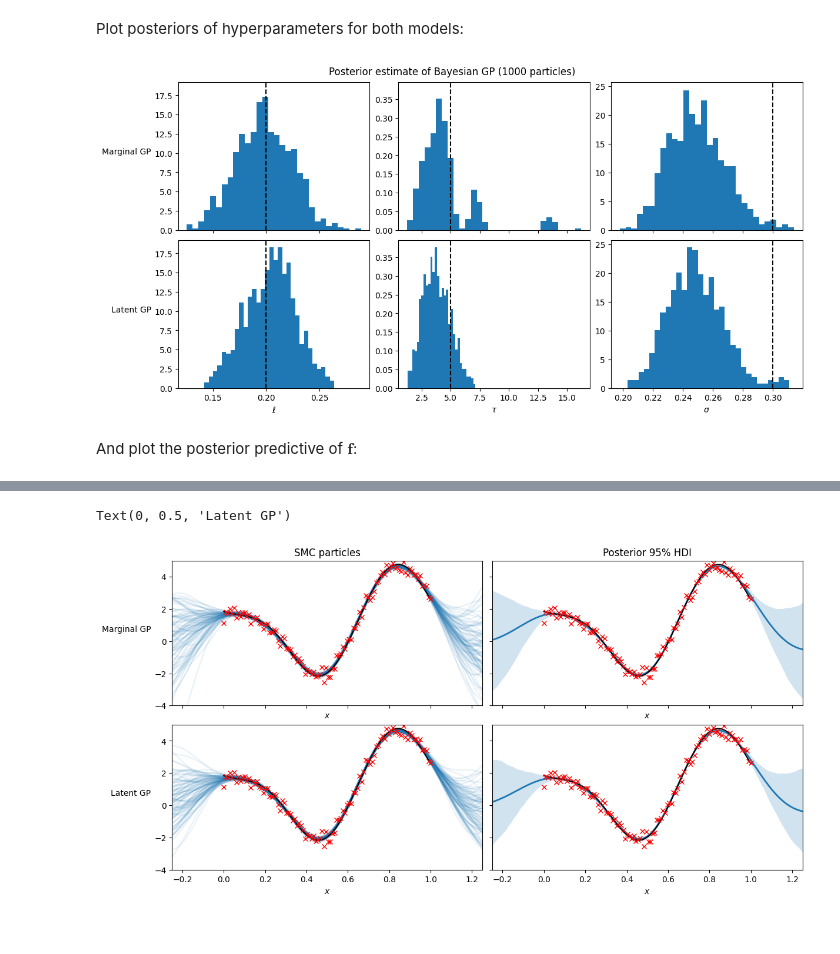
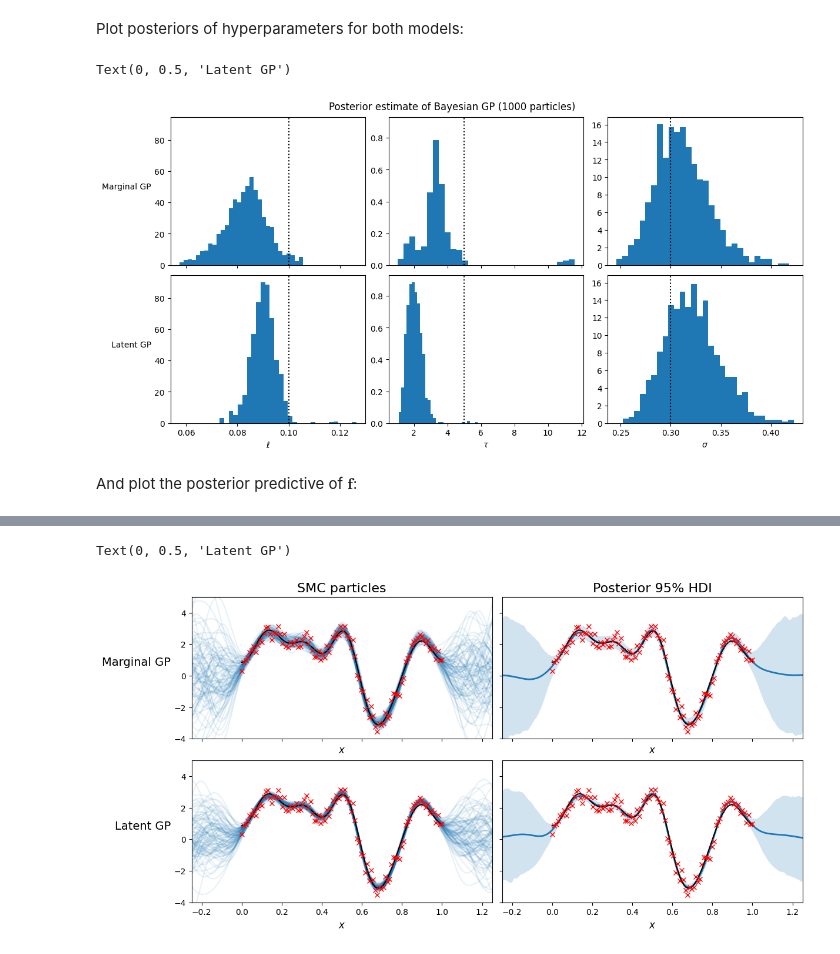
Before and after one commit to UncertaintyInComplexSystems/bayesianmodels, a Jupyter notebook: notebooks/Basic_gaussian_process_regression_using_SMC.ipynb, the cells around one changed output, grey strips where cells are left out. Drawn from its saved outputs; the diff is of its cells as text; code cells hidden in the pictures.

```diff
--- a/notebooks/Basic_gaussian_process_regression_using_SMC.ipynb
+++ b/notebooks/Basic_gaussian_process_regression_using_SMC.ipynb
@@ -25,9 +43,9 @@ from uicsmodels.gaussianprocesses.fullgp import FullLatentGPModel, FullMarginalG
 # %% [markdown]
 Simulate some data from a known GP so we can look at the inference of the hyperparameters):
 # %%
-key = jrnd.PRNGKey(12345)
+key = jrnd.PRNGKey(123)
 
-lengthscale_ = 0.2
+lengthscale_ = 0.1
 output_scale_ = 5.0
 obs_noise_ = 0.3
 n = 100
@@ -102,44 +120,41 @@ Wall time: 15.7 s
 # %% [markdown]
 Plot posteriors of hyperparameters for both models:
 # %%
-trainables = list()
-for component, val in priors.items():
-    trainables.extend(list(val.keys()))
-
+trainables = ['lengthscale', 'variance', 'obs_noise']
 
 num_params = len(trainables)
 show_samples = jnp.array([int(i) for i in num_particles*jnp.linspace(0, 1, num=500)])
 
 symbols = dict(lengthscale='\ell',
-               obs_noise='\sigma',
-               variance=r'\tau')
+            obs_noise='\sigma',
+            variance=r'\tau')
 
 _, axes = plt.subplots(nrows=2, ncols=num_params, constrained_layout=True,
-                       sharex='col', sharey='col', figsize=(12, 6))
+                    sharex='col', sharey='col', figsize=(12, 6))
 
 for m, particles in enumerate([mgp_particles, lgp_particles]):
+    tr = dict(lengthscale=particles.particles['kernel']['lengthscale'],
+            variance=particles.particles['kernel']['variance'],
+            obs_noise=particles.particles['likelihood']['obs_noise'])
     for j, var in enumerate(trainables):
         ax = axes[m, j]
-        pd = particles.particles[var]
-        # There are some outliers that skew the axis
+        pd = tr[var]
+        # There are some outliers that skew the axes
         pd_u, pd_l = jnp.percentile(pd, q=99.9), jnp.percentile(pd, q=0.1)
         pd_filtered = jnp.extract(pd>pd_l, pd)
         pd_filtered = jnp.extract(pd_filtered<pd_u, pd_filtered)
         ax.hist(pd_filtered, bins=30, density=True, color='tab:blue')
+        ax.axvline(x=ground_truth[var], ls=':', c='k')
         if var in symbols and m==1:
             ax.set_xlabel(r'${:s}$'.format(symbols[var]))
 
 plt.suptitle(f'Posterior estimate of Bayesian GP ({num_particles} particles)');
 
 axes[0, 0].set_ylabel('Marginal GP', rotation=0, ha='right')
-axes[1, 0].set_ylabel('Latent GP', rotation=0, ha='right')
-
-if len(ground_truth):
-    for j, var in enumerate(trainables):
-        axes[0, j].axvline(x=ground_truth[var], ls='--', c='k');
-        axes[1, j].axvline(x=ground_truth[var], ls='--', c='k');
+axes[1, 0].set_ylabel('Latent GP', rotation=0, ha='right');
 # %% [output]
+Text(0, 0.5, 'Latent GP')
-[figure, old version]
+[figure, new version]
 # %% [markdown]
 And plot the posterior predictive of $\mathbf{f}$:
 # %%
@@ -172,11 +187,11 @@ for ax in axes.flatten():
     ax.plot(x, y, 'rx', label='obs')
     ax.set_xlim([-0.25, 1.25])
     ax.set_ylim([-4., 5.])
-    ax.set_xlabel(r'$x$')
+    ax.set_xlabel(r'$x$', fontsize=12)
 
-axes[0, 0].set_title('SMC particles')
-axes[0, 1].set_title('Posterior 95% HDI')
+axes[0, 0].set_title('SMC particles', fontsize=16)
+axes[0, 1].set_title('Posterior 95% HDI', fontsize=16)
 
-axes[0, 0].set_ylabel('Marginal GP', rotation=0, ha='right')
-axes[1, 0].set_ylabel('Latent GP', rotation=0, ha='right');
+axes[0, 0].set_ylabel('Marginal GP', rotation=0, ha='right', fontsize=14)
+axes[1, 0].set_ylabel('Latent GP', rotation=0, ha='right', fontsize=14);
 # %% [output]
@@ -185,2 +200,2 @@ Wall time: 9.19 s
 Text(0, 0.5, 'Latent GP')
-[figure, old version]
+[figure, new version]
```
Also changed, not shown: parts of 5 cells of this notebook.
